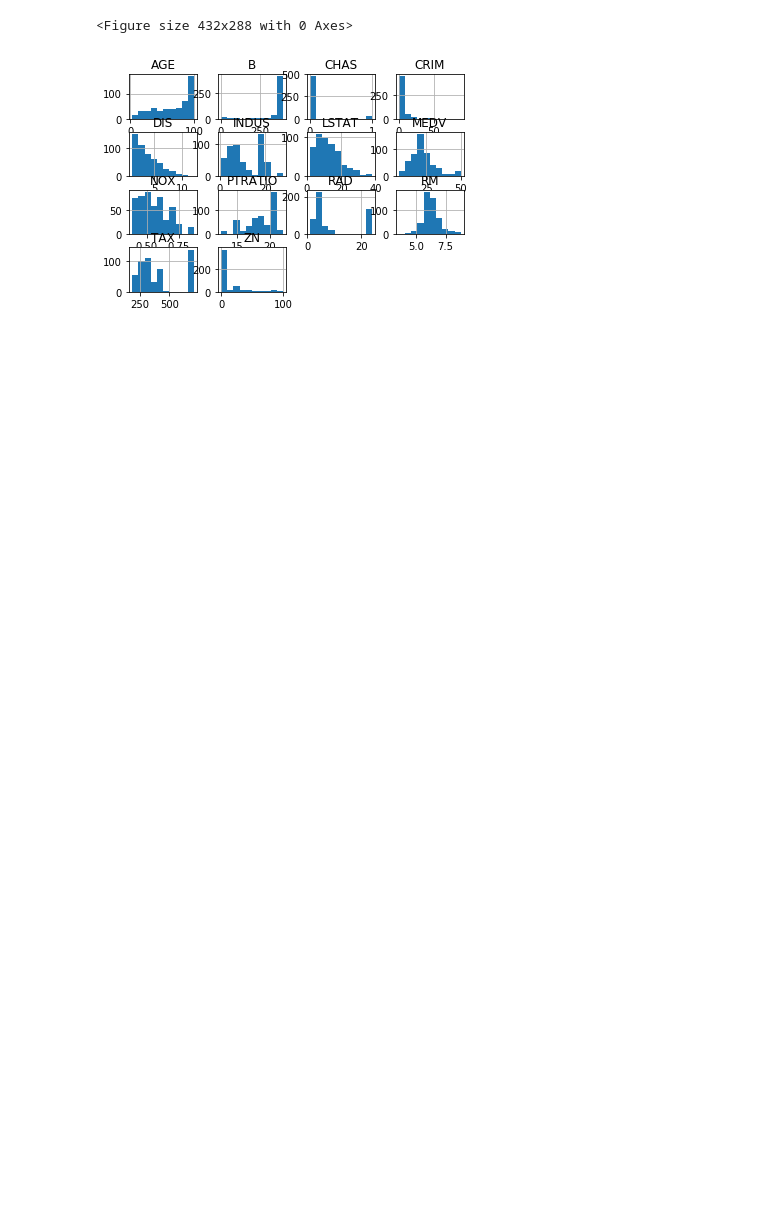
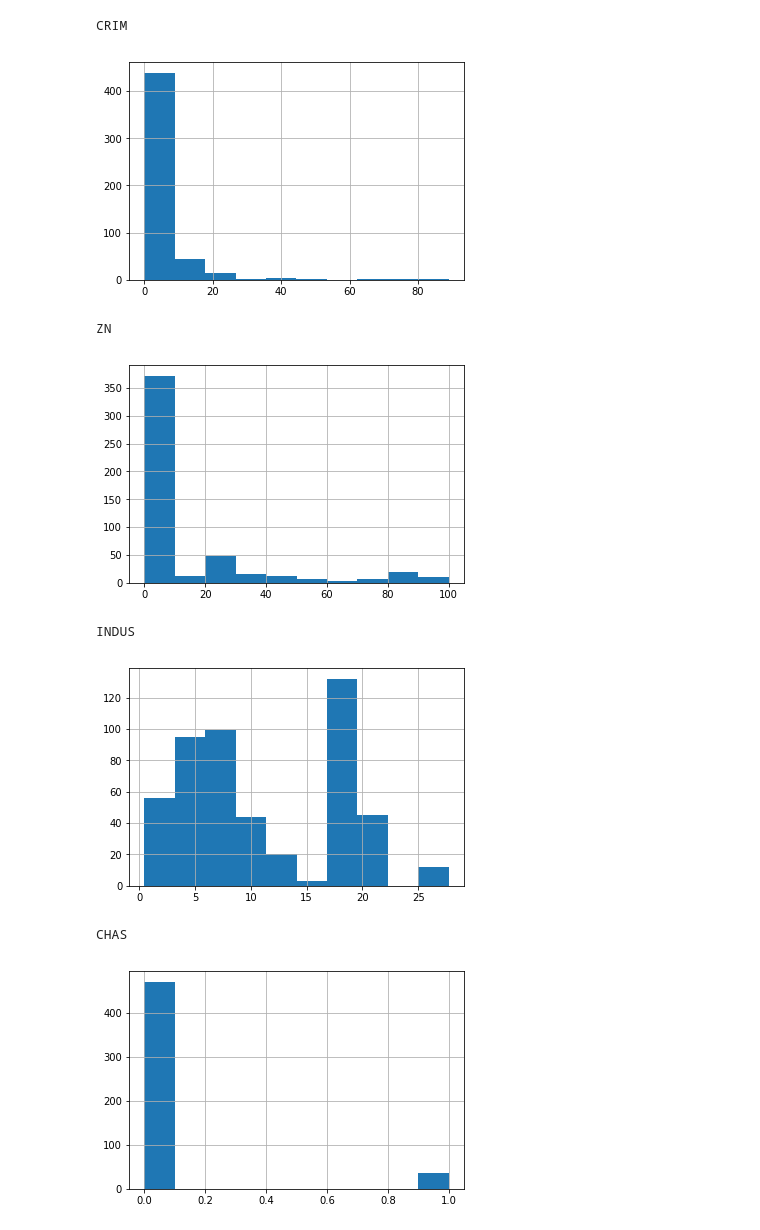
Before and after one commit to joshuahansen/machine_learning_labs, a Jupyter notebook: lab2/Boston Housing.ipynb, the cells around one changed output. Saved outputs shown, nothing was run; the diff lists cells and outputs as text; code cells hidden in the pictures; blank space fills up the shorter version.

```diff
--- a/lab2/Boston Housing.ipynb
+++ b/lab2/Boston Housing.ipynb
@@ -98,8 +98,16 @@ MEDV        21.20000
 dtype: float64
 # %%
 plt.figure()
-bostonHouseFrame.hist()
-plt.show()
+for x in bostonHouseFrame:
+    print(x)
+    bostonHouseFrame[x].hist()
+    plt.show()
 # %% [output]
-<Figure size 432x288 with 0 Axes>
+CRIM
-[figure, old version]
+[figure, new version]
+ZN
+[figure, added]
+INDUS
+[figure, added]
+CHAS
+[figure, added]
```
Also changed, not shown: parts of 3 cells of this notebook, 1 other file.
